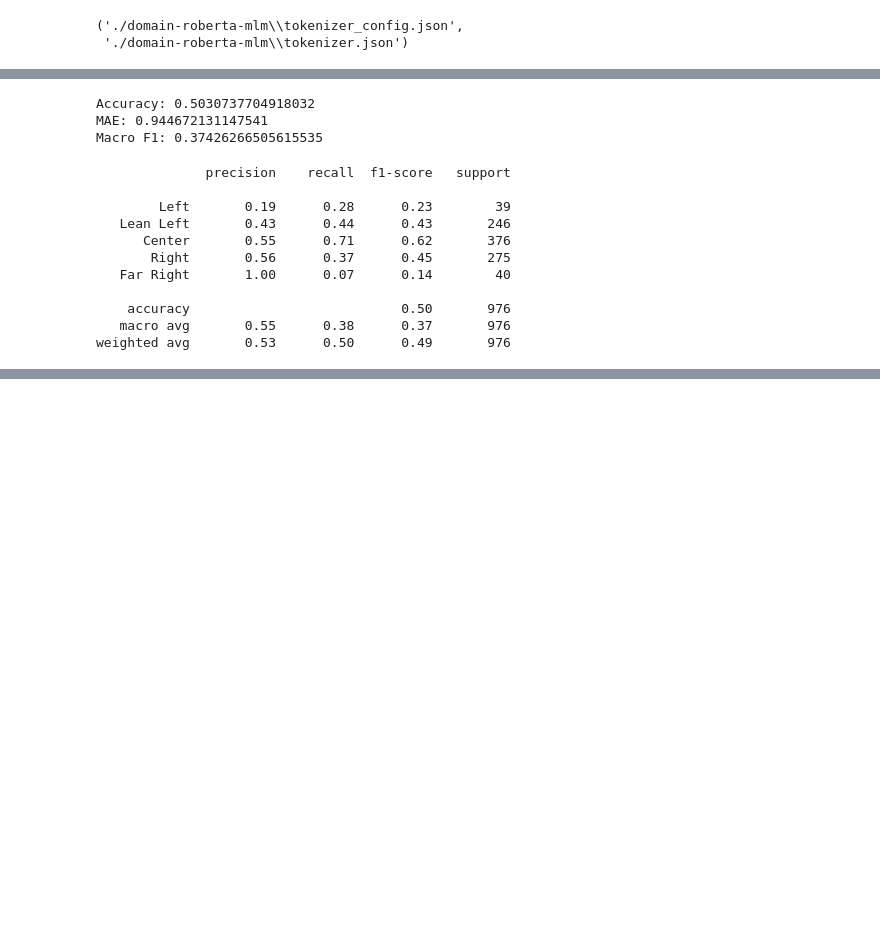
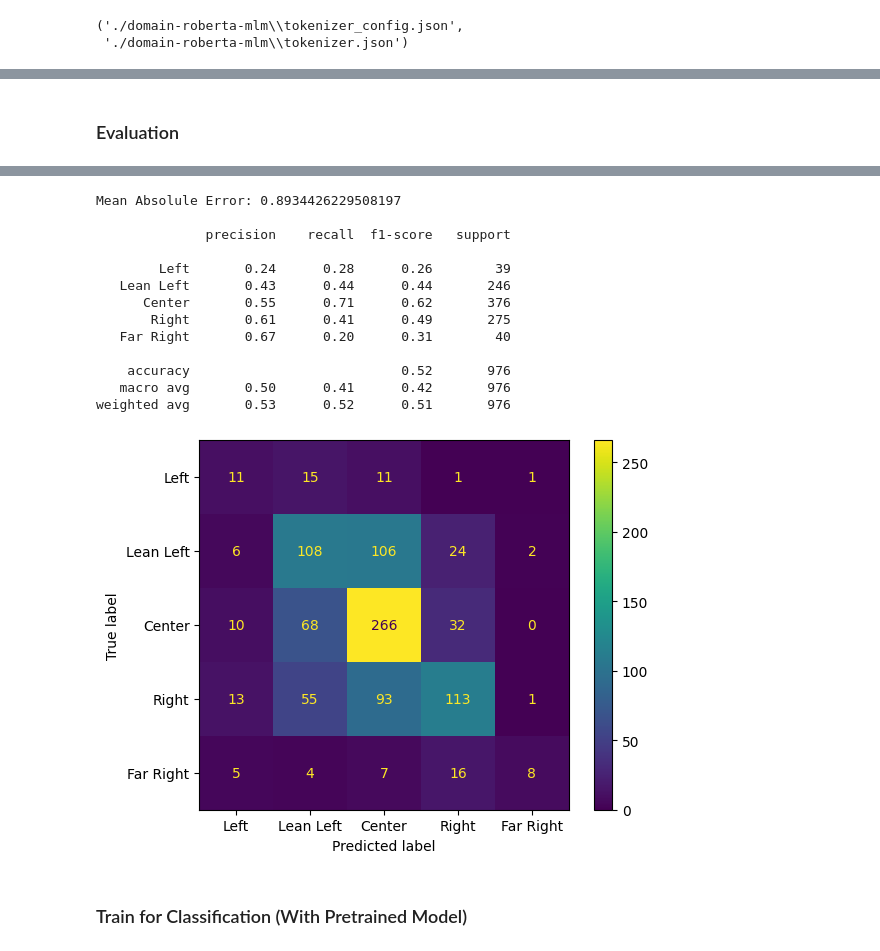
Before and after one commit to AhmedAlrashid/news-bias-classifier, a Jupyter notebook: roberta.ipynb, the cells around one changed output, grey strips where cells are left out. Drawn from its saved outputs; the diff is of its cells as text; code cells hidden in the pictures; blank space fills up the shorter version.

```diff
--- a/roberta.ipynb
+++ b/roberta.ipynb
@@ -179,4 +235,0 @@ roberta_tokenizer.save_pretrained('./domain-roberta-classifier')
-# %%
-predictions = trainer.predict(tokenized_classifier_dataset['test'])
-preds = np.argmax(predictions.predictions, axis=-1)
-true_labels = predictions.label_ids
@@ -185,27 +236,23 @@ true_labels = predictions.label_ids
-# %%
-accuracy = accuracy_score(true_labels, preds)
-mae = mean_absolute_error(true_labels, preds)
-f1 = f1_score(true_labels, preds, average='macro')
-
-print(f"Accuracy: {accuracy}")
-print(f"MAE: {mae}")
-print(f"Macro F1: {f1}")
-# %% [output]
-Accuracy: 0.5030737704918032
-MAE: 0.944672131147541
-Macro F1: 0.37426266505615535
-# %%
-label_names = ["Left", "Lean Left", "Center", "Right", "Far Right"]
-print(classification_report(true_labels, preds, target_names=label_names))
-# %% [output]
-              precision    recall  f1-score   support
-
-        Left       0.19      0.28      0.23        39
-   Lean Left       0.43      0.44      0.43       246
-      Center       0.55      0.71      0.62       376
-       Right       0.56      0.37      0.45       275
-   Far Right       1.00      0.07      0.14        40
-
-    accuracy                           0.50       976
-   macro avg       0.55      0.38      0.37       976
-weighted avg       0.53      0.50      0.49       976
+# %% [markdown]
+### Evaluation
+# %%
+# List of label names
+label_names = ["Left", "Lean Left", "Center", "Right", "Far Right"]
+
+# Metric function, that will produce all needed metrics
+def metric_runner(model: Trainer, data):
+    predictions = model.predict(data['test'])
+    preds = np.argmax(predictions.predictions, axis=-1)
+    true_labels = predictions.label_ids
+
+    print(f"Mean Absolule Error: {mean_absolute_error(true_labels, preds)}")
+    print()
+    print(classification_report(true_labels, preds, target_names=label_names))
+
+    cm = confusion_matrix(true_labels, preds)
+    disp = ConfusionMatrixDisplay(confusion_matrix=cm, display_labels=label_names)
+    disp.plot()
+    plt.show()
+# %%
+metric_runner(trainer_base, tokenized_classifier_dataset) # Get metrics and evaluation
+# %% [output]
@@ -211,0 +260,16 @@ weighted avg       0.53      0.50      0.49       976
+Mean Absolule Error: 0.8934426229508197
+
+              precision    recall  f1-score   support
+
+        Left       0.24      0.28      0.26        39
+   Lean Left       0.43      0.44      0.44       246
+      Center       0.55      0.71      0.62       376
+       Right       0.61      0.41      0.49       275
+   Far Right       0.67      0.20      0.31        40
+
+    accuracy                           0.52       976
+   macro avg       0.50      0.41      0.42       976
+weighted avg       0.53      0.52      0.51       976
+[figure, added]
+# %% [markdown]
+### Train for Classification (With Pretrained Model)
```
Also changed, not shown: parts of 34 cells of this notebook, 1 other file.
